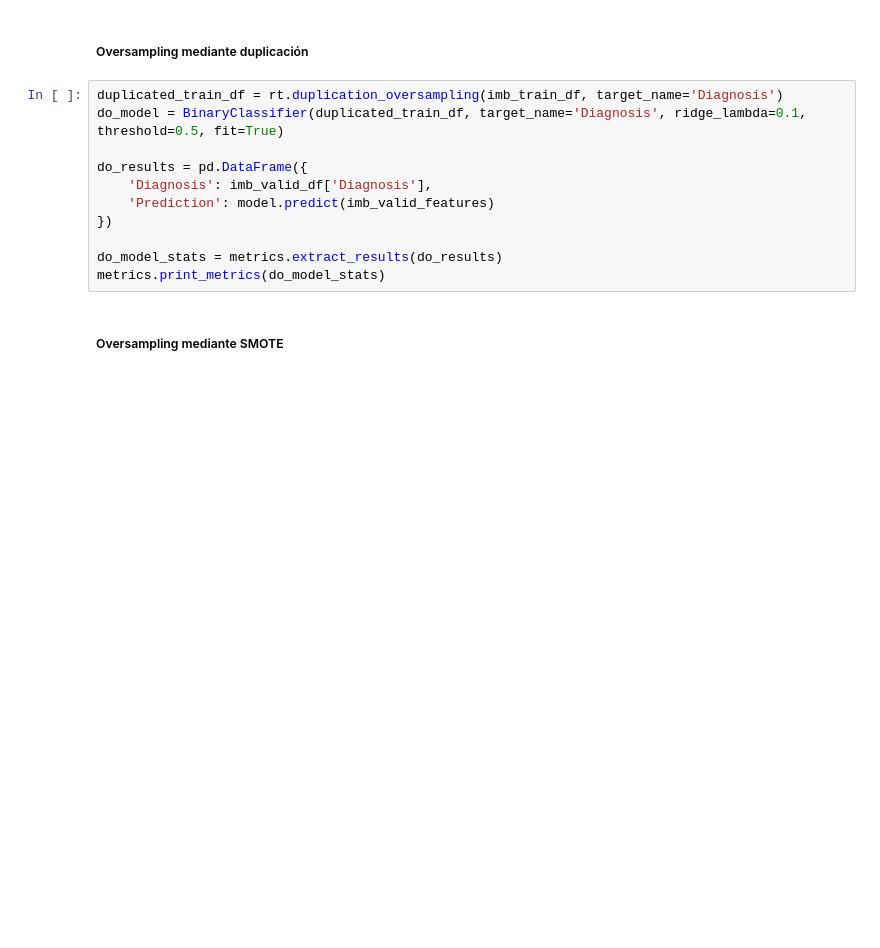
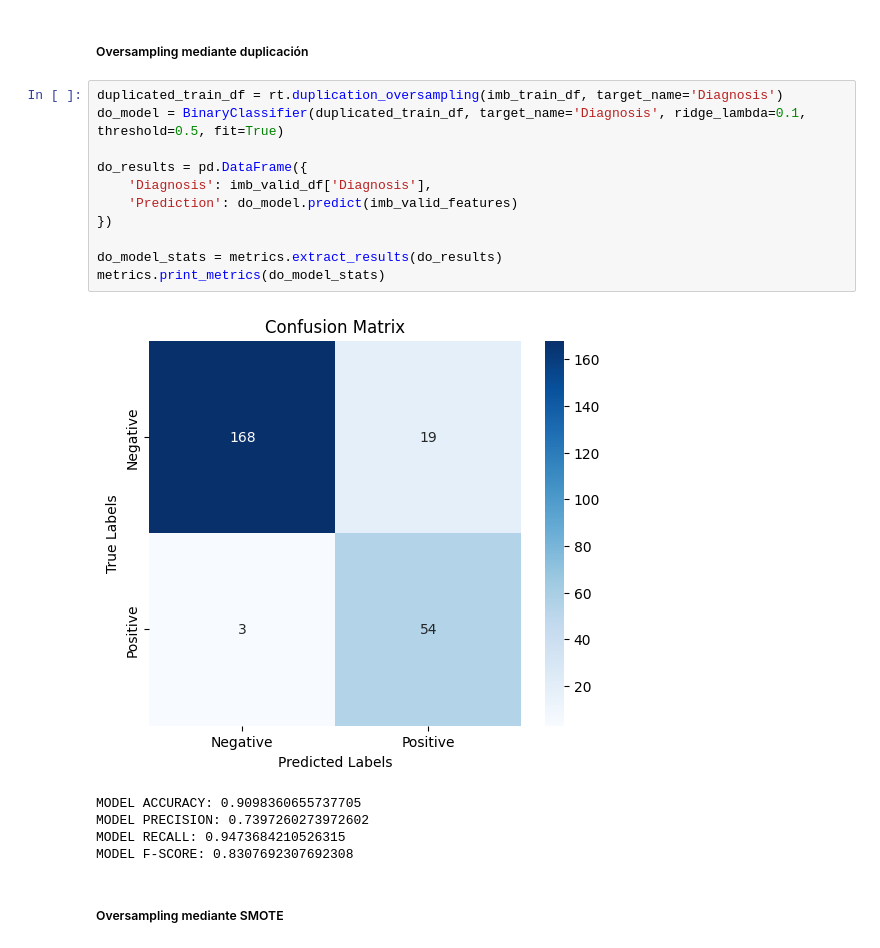
Before and after one commit to fedegutman/TP2ML, a Jupyter notebook: GUTMAN_FEDERICO_Notebook_TP2.ipynb, the cells around one changed output. Saved outputs shown, nothing was run; the diff lists cells and outputs as text; blank space fills up the shorter version.

```diff
--- a/GUTMAN_FEDERICO_Notebook_TP2.ipynb
+++ b/GUTMAN_FEDERICO_Notebook_TP2.ipynb
@@ -263,14 +348,20 @@ metrics.print_metrics(us_model_stats)
 # %%
 duplicated_train_df = rt.duplication_oversampling(imb_train_df, target_name='Diagnosis')
 do_model = BinaryClassifier(duplicated_train_df, target_name='Diagnosis', ridge_lambda=0.1, threshold=0.5, fit=True)
 
 do_results = pd.DataFrame({
     'Diagnosis': imb_valid_df['Diagnosis'],
-    'Prediction': model.predict(imb_valid_features)
+    'Prediction': do_model.predict(imb_valid_features)
 })
 
 do_model_stats = metrics.extract_results(do_results)
 metrics.print_metrics(do_model_stats)
+# %% [output]
+[figure, added]
+MODEL ACCURACY: 0.9098360655737705
+MODEL PRECISION: 0.7397260273972602
+MODEL RECALL: 0.9473684210526315
+MODEL F-SCORE: 0.8307692307692308
 # %% [markdown]
 ##### Oversampling mediante SMOTE
 # %% [markdown]
```
Also changed, not shown: parts of 11 cells of this notebook, 2 other files.
